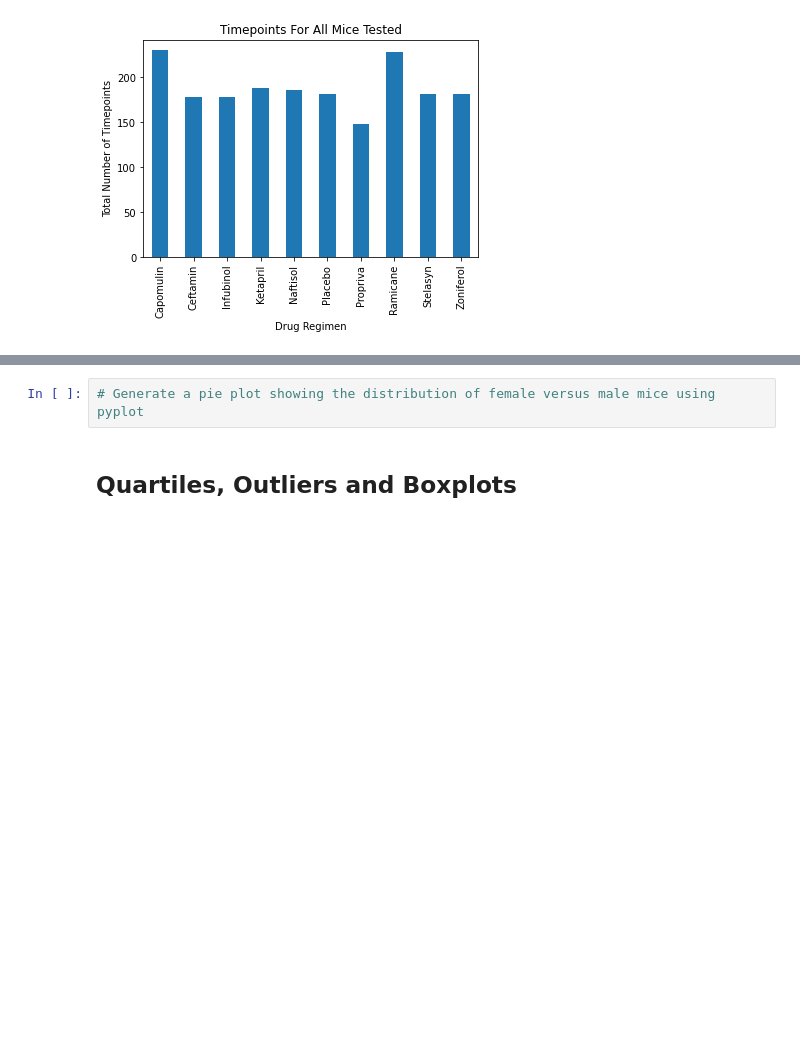
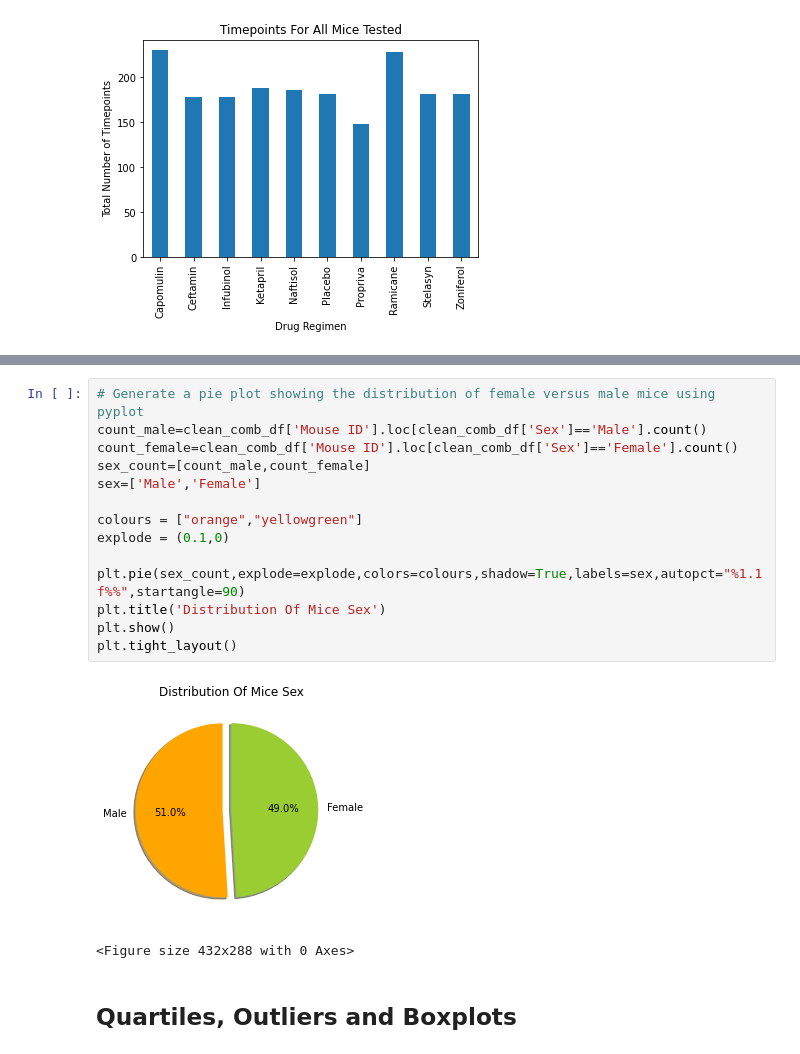
Before and after one commit to Shaunisme/matplotlib-challenge, a Jupyter notebook: Pymaceuticals/pymaceuticals.ipynb, the cells around one changed output, grey strips where cells are left out. Saved outputs shown, nothing was run; the diff lists cells and outputs as text; blank space fills up the shorter version.

```diff
--- a/Pymaceuticals/pymaceuticals.ipynb
+++ b/Pymaceuticals/pymaceuticals.ipynb
@@ -150,5 +158,20 @@ plt.show()
-# %%
-# Generate a pie plot showing the distribution of female versus male mice using pyplot
+# %%
+# Generate a pie plot showing the distribution of female versus male mice using pyplot
+count_male=clean_comb_df['Mouse ID'].loc[clean_comb_df['Sex']=='Male'].count()
+count_female=clean_comb_df['Mouse ID'].loc[clean_comb_df['Sex']=='Female'].count()
+sex_count=[count_male,count_female]
+sex=['Male','Female']
+
+colours = ["orange","yellowgreen"]
+explode = (0.1,0)
+
+plt.pie(sex_count,explode=explode,colors=colours,shadow=True,labels=sex,autopct="%1.1f%%",startangle=90)
+plt.title('Distribution Of Mice Sex')
+plt.show()
+plt.tight_layout()
+# %% [output]
+[figure, added]
+<Figure size 432x288 with 0 Axes>
 # %% [markdown]
 ## Quartiles, Outliers and Boxplots
 # %%
```
Also changed, not shown: parts of 6 cells of this notebook.
